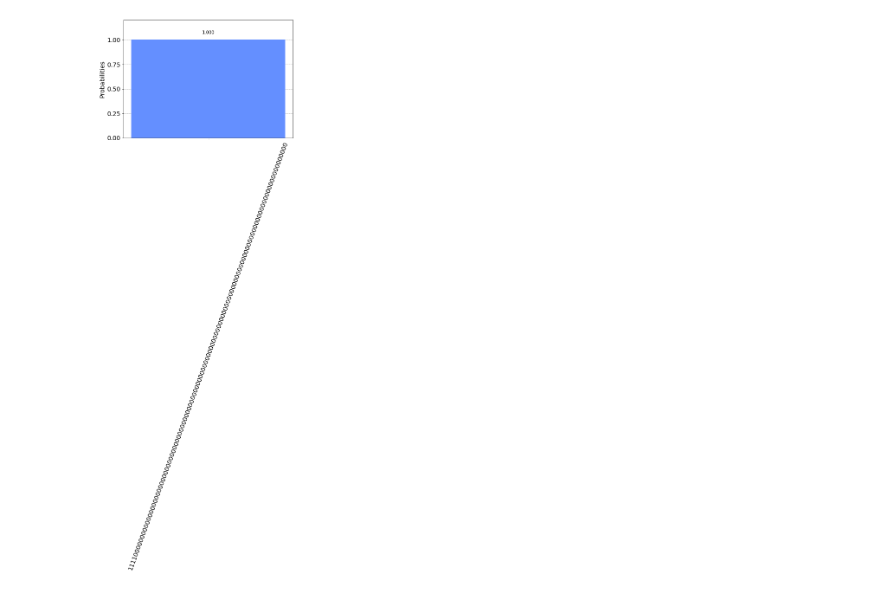
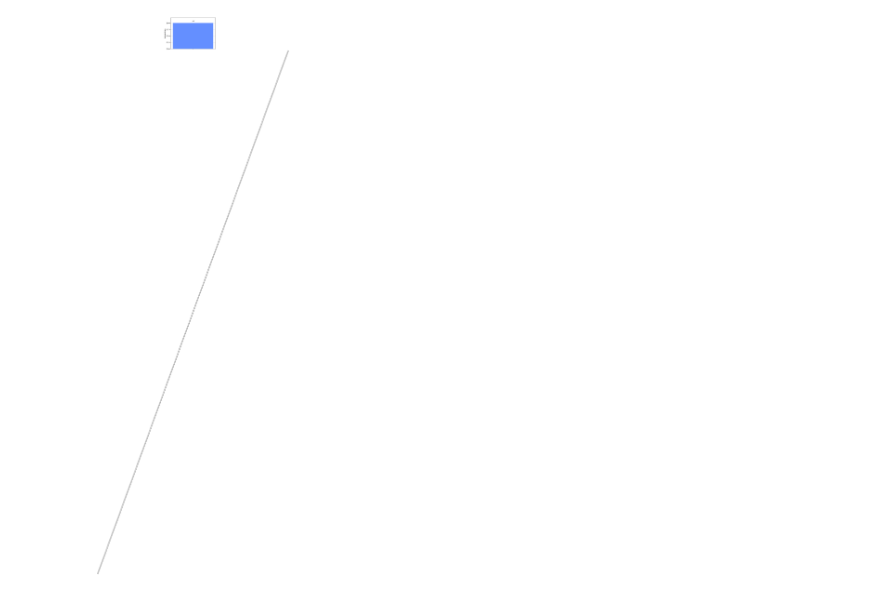
Before and after one commit to jorgeviegas/quantumalgorithms, a Jupyter notebook: qiskit/bernstein-vazirani/BernsteinVazirani.ipynb, the cells around one changed output. Cells and saved outputs as stored; diff of their text form; code cells hidden in the pictures.

```diff
--- a/qiskit/bernstein-vazirani/BernsteinVazirani.ipynb
+++ b/qiskit/bernstein-vazirani/BernsteinVazirani.ipynb
@@ -14,10 +14,9 @@ from qiskit.visualization import plot_histogram
 # %%
 backendObject = Aer.get_backend('qasm_simulator')
 # %%
-def buildBernsteinVaziraniCircuit(numberOfQubits, bitMask) :
+def buildBernsteinVaziraniCircuit(n, bitMask) :
 
     s = bitMask
-    n = numberOfQubits
     print(s)
 
     # We need a circuit with n qubits, plus one auxiliary qubit
@@ -57,10 +56,10 @@ def buildBernsteinVaziraniCircuit(numberOfQubits, bitMask) :
     return bv_circuit
 # %%
 def generateEndianBitMap(numberOfQubits) :
-    endianRep = "{0:b}".format(numberOfQubits)
-    bitMapLength = len(endianRep)
-    zeroPadding = '0' * (numberOfQubits - bitMapLength)
-    endianRep = endianRep + zeroPadding
+    #endianRep = "{0:b}".format(numberOfQubits)
+    #bitMapLength = len(endianRep)
+    #zeroPadding = '0' * (numberOfQubits - bitMapLength)
+    endianRep = '1' * numberOfQubits
     return endianRep
 # %%
 def runBernsteinVaziraniAlgorithm(numberOfQubits) :
@@ -75,6 +74,6 @@ def runBernsteinVaziraniAlgorithm(numberOfQubits) :
     print("[" + str(numberOfQubits) + "] Time: " + str(formattedTotalElapsedTime))
     return results
 # %%
-result = runBernsteinVaziraniAlgorithm(120)
+result = runBernsteinVaziraniAlgorithm(550)
 plot_histogram(result.get_counts())
 # %% [output]
@@ -83 +82 @@ plot_histogram(result.get_counts())
-[figure, old version]
+[figure, new version]
```
Also changed, not shown: parts of 1 cell of this notebook, 1 other file.
